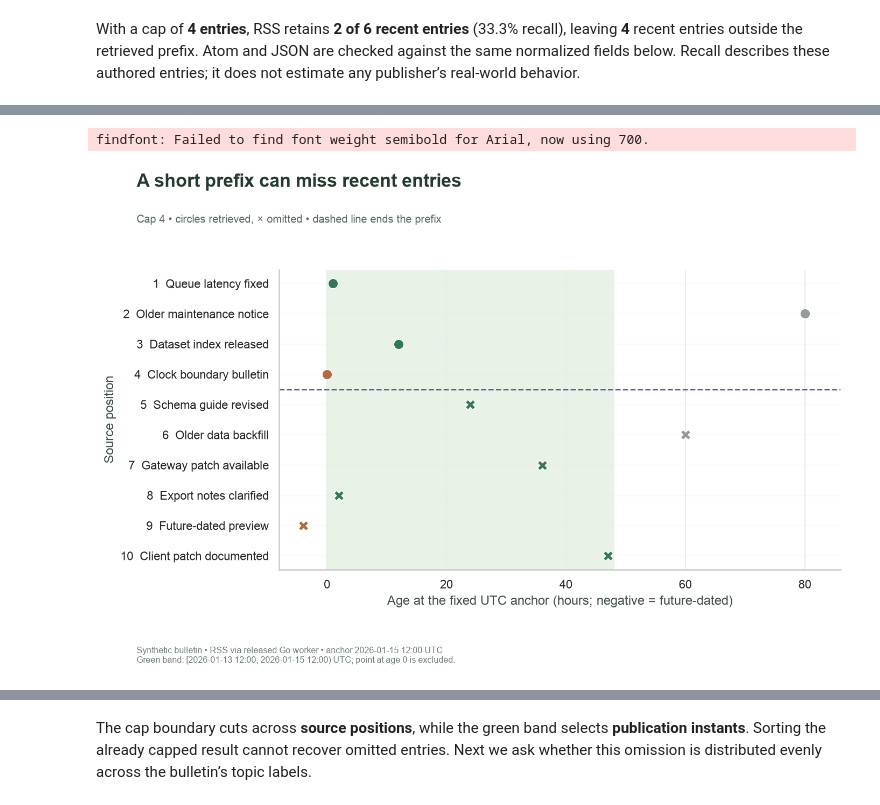
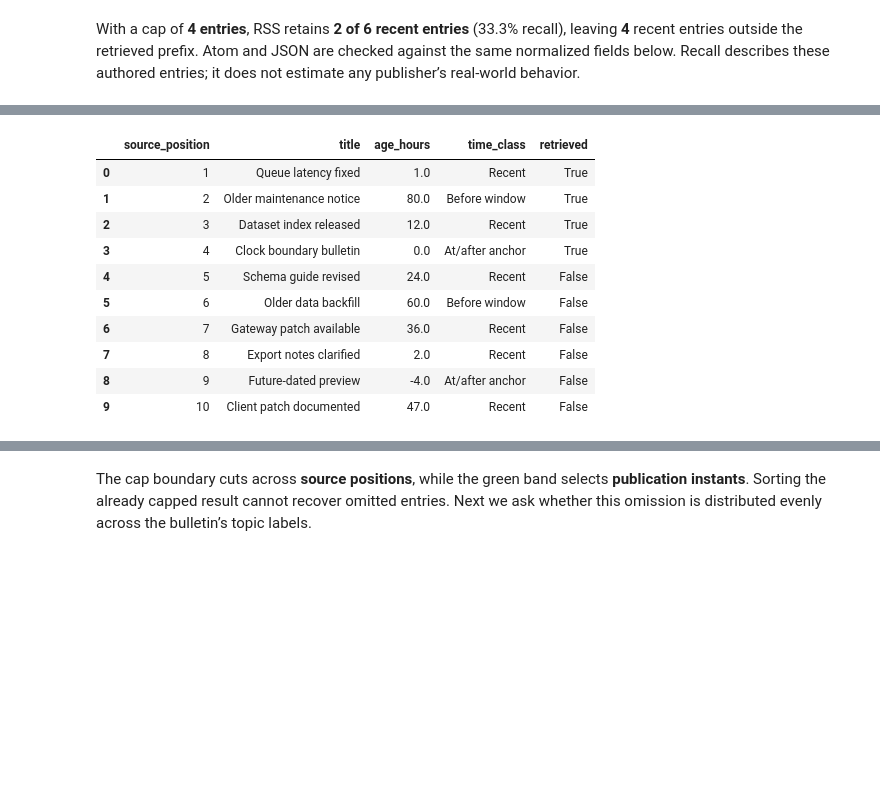
Before and after one commit to Query-farm/vgi-feed, a Jupyter notebook: notebooks/01_measure_feed_prefix_coverage.ipynb, the cells around one changed output, grey strips where cells are left out. Saved outputs shown, nothing was run; the diff lists cells and outputs as text; code cells hidden in the pictures; blank space fills up the shorter version.

Commit message:
Document feed reading and COPY round trips with release-based notebooks [skip ci]

```diff
--- a/notebooks/01_measure_feed_prefix_coverage.ipynb
+++ b/notebooks/01_measure_feed_prefix_coverage.ipynb
@@ -161,41 +176,15 @@ Running query in 'DuckDBPyConnection'
 # %%
-fig, ax = plt.subplots(figsize=(10, 6.6))
-ax.axvspan(0, 48, color="#E8F2E7", zorder=0, label="Recent window: 0 < age ≤ 48 h")
-colors = {
-    "Recent": "#34785B",
-    "Before window": "#939B9A",
-    "At/after anchor": "#B66B3D",
-    "Unknown date": "#836CB1",
-}
-for row in positions.itertuples():
-    if np.isfinite(row.age_hours):
-        ax.scatter(
-            row.age_hours,
-            row.source_position,
-            s=85,
-            marker="o" if row.retrieved else "X",
-            color=colors[row.time_class],
-            edgecolor="white",
-            linewidth=0.7,
-            zorder=3,
-        )
-ax.axhline(MAX_ITEMS + 0.5, color="#536077", linestyle="--", linewidth=1.3)
-ax.set_yticks(
-    positions.source_position,
-    [f"{int(p)}  {t}" for p, t in zip(positions.source_position, positions.title, strict=True)],
-)
-ax.invert_yaxis()
-ax.set_xlabel("Age at the fixed UTC anchor (hours; negative = future-dated)")
-ax.set_ylabel("Source position")
-ax.set_xlim(min(-8, positions.age_hours.min() - 4), positions.age_hours.max() + 6)
-ax.grid(axis="y", alpha=0.25)
-chart(
-    fig,
-    "A short prefix can miss recent entries",
-    f"Cap {MAX_ITEMS} • circles retrieved, × omitted • dashed line ends the prefix",
-    "Synthetic bulletin • RSS via released Go worker • anchor 2026-01-15 12:00 UTC\n"
-    "Green band: [2026-01-13 12:00, 2026-01-15 12:00) UTC; point at age 0 is excluded.",
-)
+display(positions)
+example.plot_positions(positions, MAX_ITEMS)
 # %% [output]
-findfont: Failed to find font weight semibold for Arial, now using 700.
-[figure, removed]
+|  | source_position | title | age_hours | time_class | retrieved |
+| 0 | 1 | Queue latency fixed | 1.0 | Recent | True |
+| 1 | 2 | Older maintenance notice | 80.0 | Before window | True |
+| 2 | 3 | Dataset index released | 12.0 | Recent | True |
+| 3 | 4 | Clock boundary bulletin | 0.0 | At/after anchor | True |
+| 4 | 5 | Schema guide revised | 24.0 | Recent | False |
+| 5 | 6 | Older data backfill | 60.0 | Before window | False |
+| 6 | 7 | Gateway patch available | 36.0 | Recent | False |
+| 7 | 8 | Export notes clarified | 2.0 | Recent | False |
+| 8 | 9 | Future-dated preview | -4.0 | At/after anchor | False |
+| 9 | 10 | Client patch documented | 47.0 | Recent | False |
```
Also changed, not shown: parts of 23 cells of this notebook, 15 other files.
